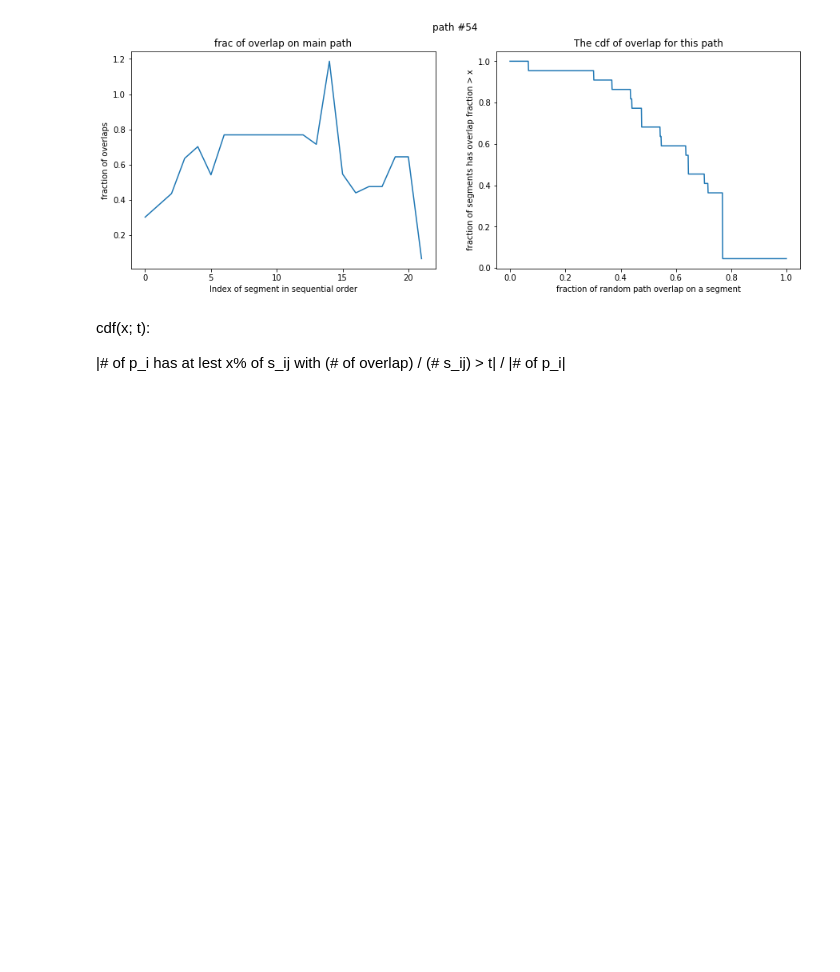
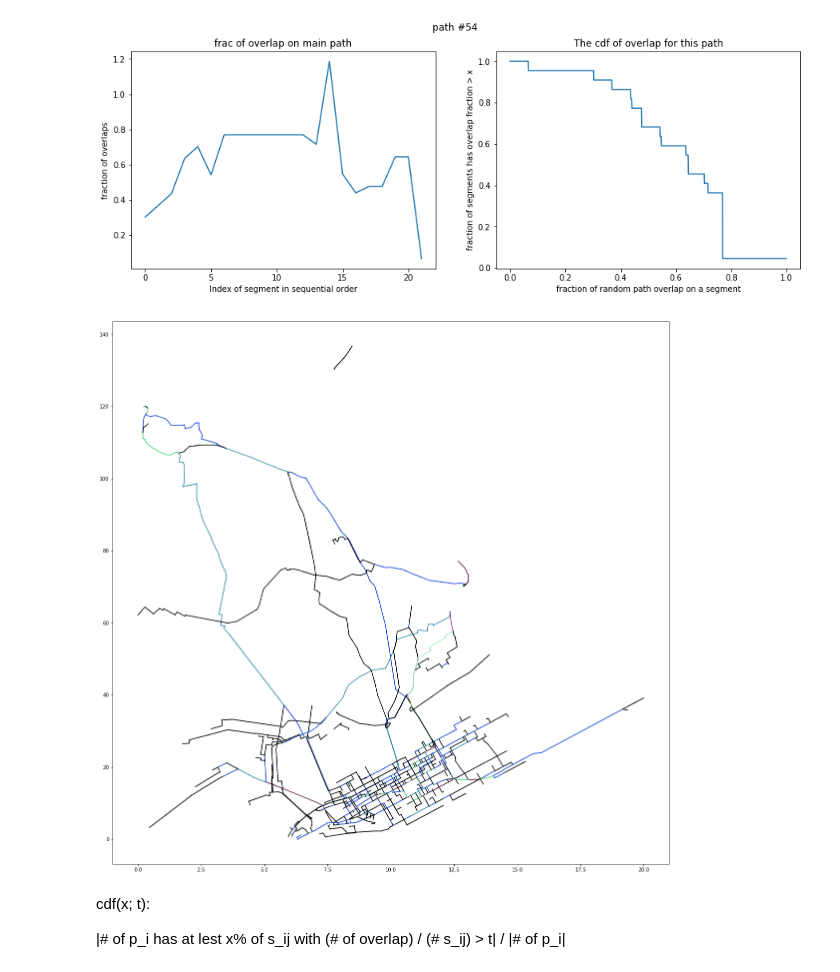
Before and after one commit to TrafficPrivacy/ServerClient, a Jupyter notebook: data/ny_visualize.ipynb, the cells around one changed output. Cells and saved outputs as stored; diff of their text form; code cells hidden in the pictures; blank space fills up the shorter version.

Commit message:
added plot of ny path

```diff
--- a/data/ny_visualize.ipynb
+++ b/data/ny_visualize.ipynb
@@ -65,6 +65,51 @@ with open("path.csv", "r") as f:
 [figure]
 [figure]
 [figure]
+# %%
+def getRGBfromI(RGBint):
+    blue =  RGBint & 255
+    green = (RGBint >> 8) & 255
+    red =   (RGBint >> 16) & 255
+    return red / 255, green / 255, blue / 255
+# %%
+min_lat = 100
+max_lat = -100
+min_lon = 100
+max_lon = -100
+min_path = 100
+max_path = 0
+segments = []
+fig_size = (20, 20)
+with open("segment.csv", newline="") as csvfile:
+    reader = csv.reader(csvfile, delimiter=",")
+    for row in reader:
+        try:
+            start_lat = float(row[1])
+            start_lon = float(row[2])
+            end_lat = float(row[3])
+            end_lon = float(row[4])
+            num_path = int(row[5])
+            segments.append((start_lat, start_lon, end_lat, end_lon, num_path))
+            min_lat = min(min(start_lat, end_lat), min_lat)
+            max_lat = max(max(start_lat, end_lat), max_lat)
+            min_lon = min(min(start_lon, end_lon), min_lon)
+            max_lon = max(max(start_lon, end_lon), min_lon)
+            min_path = min(min_path, num_path)
+            max_path = max(max_path, num_path)
+        except ValueError:
+            continue
+plt.figure(figsize=fig_size)
+for segment in segments:
+    start_lat = (segment[0] - min_lat) / (max_lat - min_lat) * fig_size[0]
+    start_lon = (segment[1] - min_lon) / (max_lon - min_lon) * fig_size[1]
+    end_lat = (segment[2] - min_lat) / (max_lat - min_lat) * fig_size[0]
+    end_lon = (segment[3] - min_lon) / (max_lon - min_lon) * fig_size[1]
+    path_color = (segment[4] - min_path) / (max_path - min_path) * 16777215
+    plt.plot((start_lat, end_lat), (start_lon, end_lon),
+            color=getRGBfromI(int(path_color)))
+plt.show()
+# %% [output]
+[figure, added]
 # %% [markdown]
 cdf(x; t):
 
```
